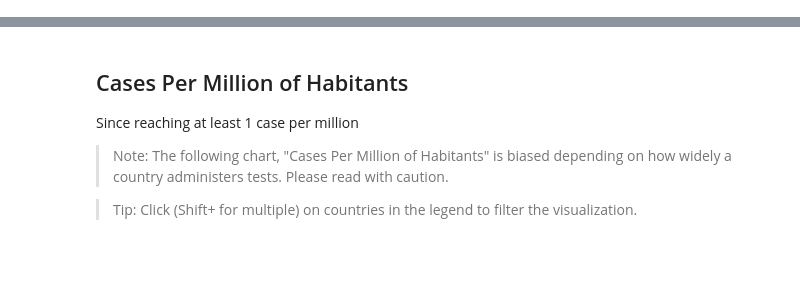
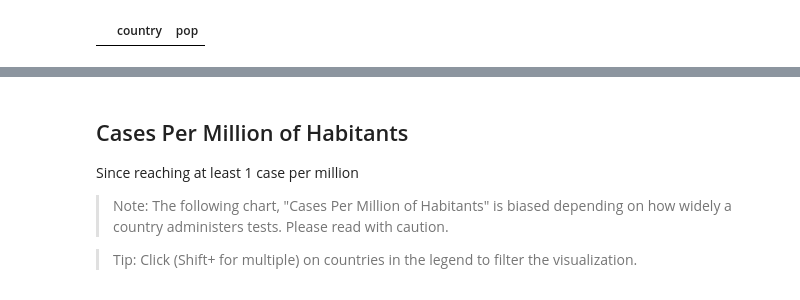
Before and after one commit to Guneetgstar/covid19, a Jupyter notebook: _notebooks/2020-03-19-cases-and-deaths-per-million.ipynb, the cells around one changed output, grey strips where cells are left out. Saved outputs shown, nothing was run; the diff lists cells and outputs as text; code cells hidden in the pictures; blank space fills up the shorter version.

```diff
--- a/_notebooks/2020-03-19-cases-and-deaths-per-million.ipynb
+++ b/_notebooks/2020-03-19-cases-and-deaths-per-million.ipynb
@@ -17,0 +86,6 @@ Since reaching at least 1 death per million
+# %%
+filter2=data_pop['country']=='China'
+data_pop= data_pop[filter2]
+data_pop
+# %% [output]
+|  | country | pop |
```
Also changed, not shown: parts of 20 cells of this notebook, 5 other files.
